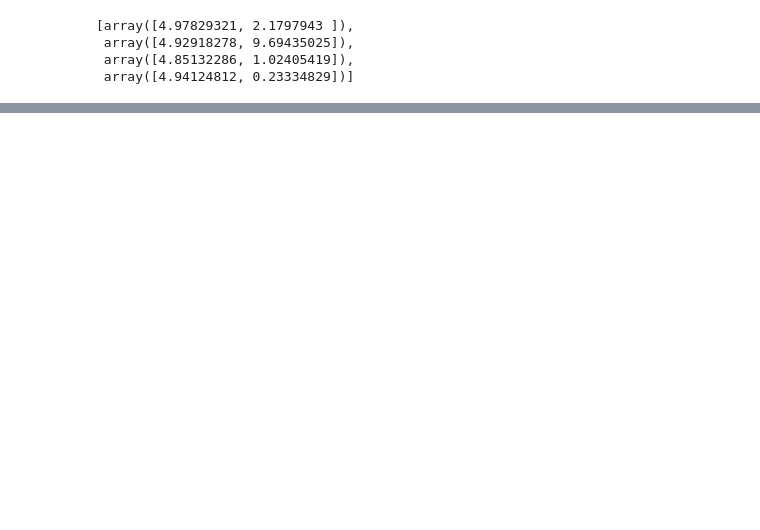
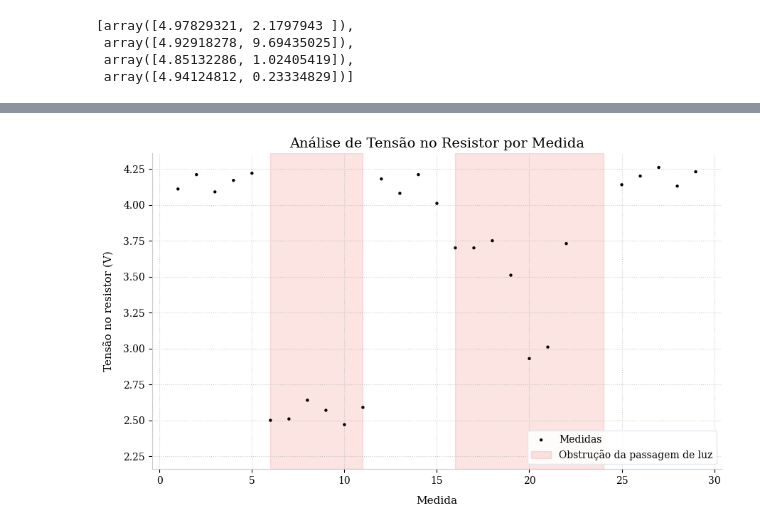
Before and after one commit to manels15/analise-de-dados, a Jupyter notebook: Untitled.ipynb, the cells around one changed output, grey strips where cells are left out. Cells and saved outputs as stored; diff of their text form; code cells hidden in the pictures; blank space fills up the shorter version.

```diff
--- a/Untitled.ipynb
+++ b/Untitled.ipynb
@@ -85,0 +125,38 @@ Desvio 4 = 9.78 %
+# %%
+fig, ax = plt.subplots(figsize=(9, 5.5))
+
+# --- 3. Plotando os pontos (Scatter) ---
+ax.scatter(medida, tensao, s=10, c='black', marker='o', edgecolors='none', label='Medidas', zorder=3)
+
+# --- 4. Adicionando as Regiões Sombreadas Verticais ---
+# Capturamos os limites atuais do eixo Y para que o sombreado cubra toda a altura do gráfico
+ymin, ymax = ax.get_ylim()
+
+# O 'fill_between' vai preencher de 'ymin' até 'ymax' na vertical,
+# mas APENAS nos pontos do eixo X onde a condição (tensao < 3.75) for verdadeira.
+ax.fill_between(medida, ymin, ymax, where=(tensao < 3.8),
+                color='#e74c3c', alpha=0.15, zorder=1, label='Obstrução da passagem de luz')
+
+# Reaplicamos os limites originais do eixo Y para que o preenchimento não altere o zoom do gráfico
+ax.set_ylim(ymin, ymax)
+
+# --- 5. Customização de Títulos e Eixos ---
+ax.set_xlabel("Medida", fontsize=11, labelpad=10)
+ax.set_ylabel("Tensão no resistor (V)", fontsize=11, labelpad=10)
+ax.set_title("Análise de Tensão no Resistor por Medida", fontsize=14)
+
+# --- 6. Estilização Estética ---
+ax.grid(True, linestyle=':', alpha=0.6, zorder=2) # Grade pontilhada sutil atrás dos pontos
+ax.spines['top'].set_visible(False)              # Remove a linha de cima da borda
+ax.spines['right'].set_visible(False)            # Remove a linha da direita da borda
+ax.spines['left'].set_color('#cccccc')           # Suaviza a cor da borda esquerda
+ax.spines['bottom'].set_color('#cccccc')         # Suaviza a cor da borda inferior
+
+# --- 7. Legenda ---
+ax.legend(loc='lower right', frameon=True, facecolor='white', edgecolor='#e2e8f0', framealpha=0.9, fontsize=10)
+
+plt.tight_layout()
+plt.savefig(f'tensao ldr.png')
+plt.show()
+# %% [output]
+[figure, added]
```
Also changed, not shown: parts of 12 cells of this notebook, 7 other files.
